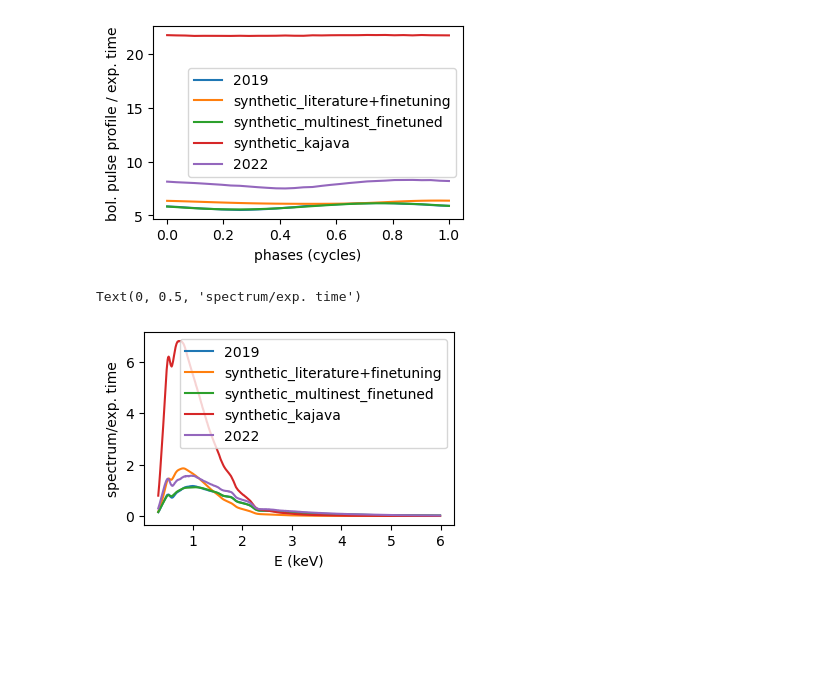
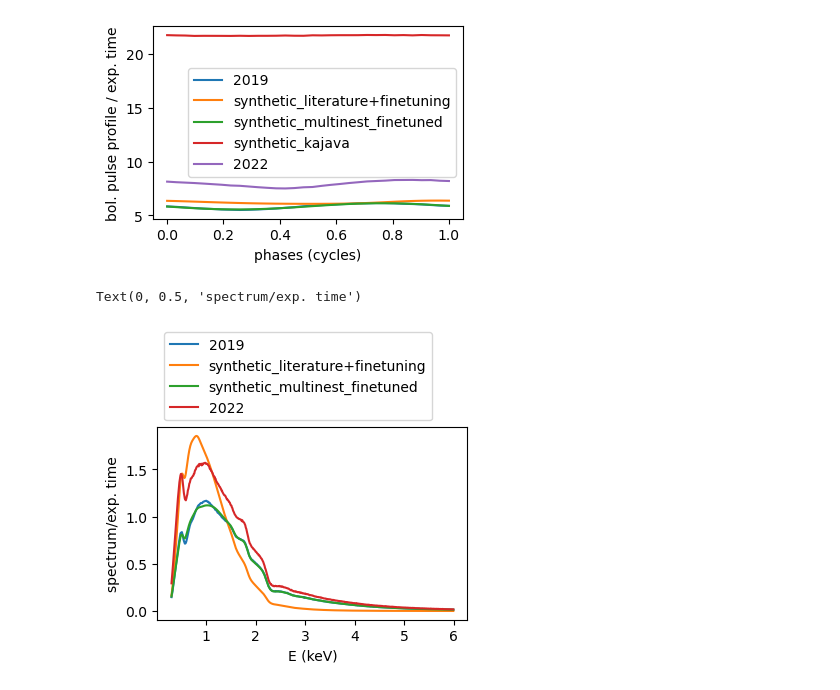
Before and after one commit to Basdorsman/xpsi, a Jupyter notebook: AMXPs/J1808_synthetic/Notebooks/Compare 2019 vs 2022 data.ipynb, the cells around one changed output. Saved outputs shown, nothing was run; the diff lists cells and outputs as text; code cells hidden in the pictures; blank space fills up the shorter version.

```diff
--- a/AMXPs/J1808_synthetic/Notebooks/Compare 2019 vs 2022 data.ipynb
+++ b/AMXPs/J1808_synthetic/Notebooks/Compare 2019 vs 2022 data.ipynb
@@ -85,14 +85,14 @@ channels = np.asarray([0.3 , 0.31,
 # %%
 fig, ax = plt.subplots(figsize=(4,2.5))
 
 ax.plot(channels, np.sum(data_2019,axis=1)/exposuretime_2019, label='2019')
 ax.plot(channels, np.sum(data_synthetic,axis=1)/exposuretime_2019, label='synthetic_literature+finetuning')
 ax.plot(channels, np.sum(data_synthetic_v2,axis=1)/exposuretime_2019, label='synthetic_multinest_finetuned')
-ax.plot(channels, np.sum(data_synthetic_kajava,axis=1)/exposuretime_2019, label='synthetic_kajava')
+# ax.plot(channels, np.sum(data_synthetic_kajava,axis=1)/exposuretime_2019, label='synthetic_kajava')
 ax.plot(channels, np.sum(data_2022,axis=1)/exposuretime_2022, label='2022')
-ax.legend()
+ax.legend(loc='lower left', bbox_to_anchor=(0.0, 1.0))
 ax.set_xlabel('E (keV)')
 ax.set_ylabel('spectrum/exp. time')
 # %% [output]
 Text(0, 0.5, 'spectrum/exp. time')
-[figure, old version]
+[figure, new version]
```
Also changed, not shown: 4 other files.
